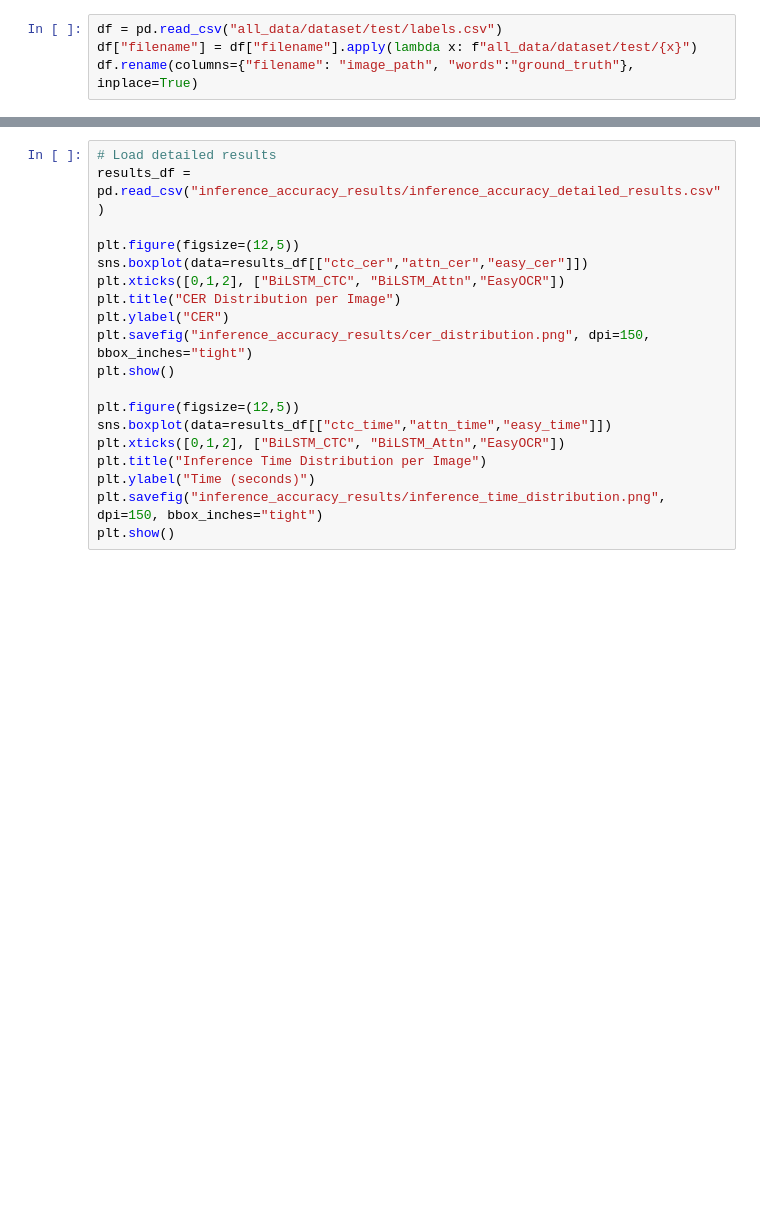
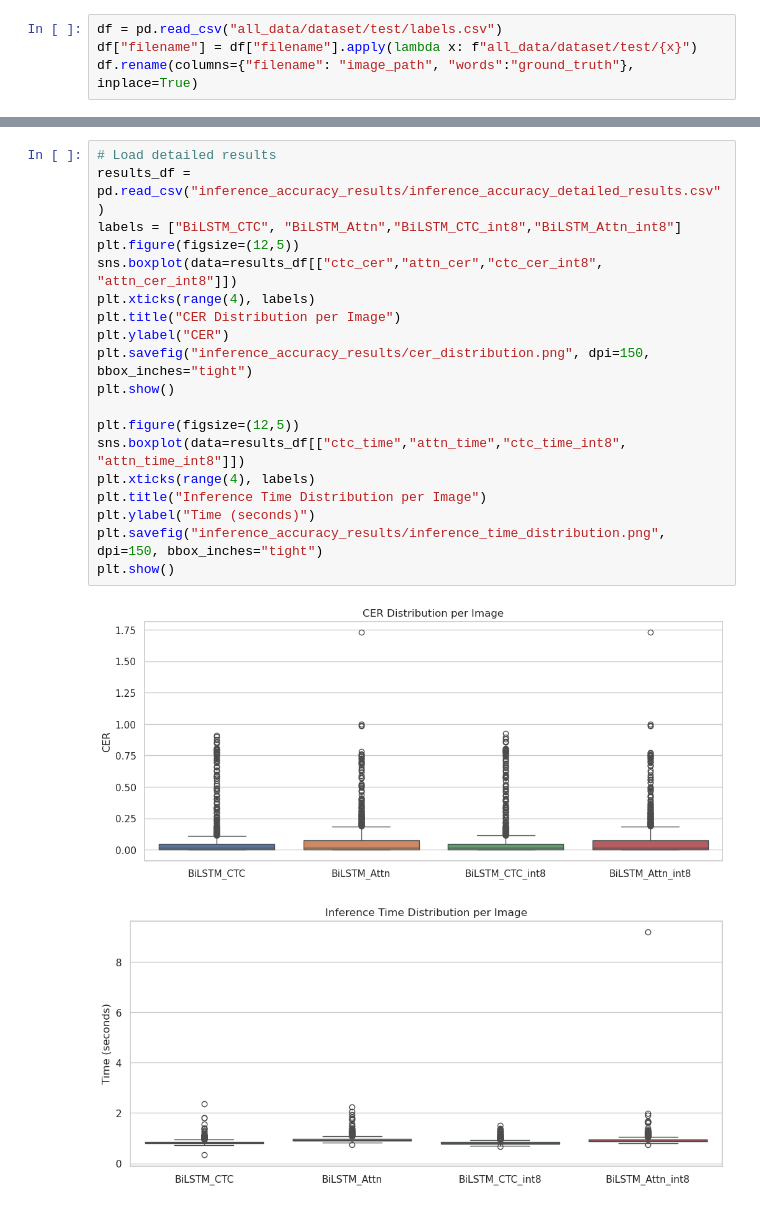
Before and after one commit to nikunjpradhan31/NepaliDevanagariVision, a Jupyter notebook: inference/inference_accuracy_testing.ipynb, the cells around one changed output, grey strips where cells are left out. Drawn from its saved outputs; the diff is of its cells as text; blank space fills up the shorter version.

```diff
--- a/inference/inference_accuracy_testing.ipynb
+++ b/inference/inference_accuracy_testing.ipynb
@@ -591,19 +642,22 @@ plt.show()
 # %%
 # Load detailed results
 results_df = pd.read_csv("inference_accuracy_results/inference_accuracy_detailed_results.csv")
-
+labels = ["BiLSTM_CTC", "BiLSTM_Attn","BiLSTM_CTC_int8","BiLSTM_Attn_int8"]
 plt.figure(figsize=(12,5))
-sns.boxplot(data=results_df[["ctc_cer","attn_cer","easy_cer"]])
-plt.xticks([0,1,2], ["BiLSTM_CTC", "BiLSTM_Attn","EasyOCR"])
+sns.boxplot(data=results_df[["ctc_cer","attn_cer","ctc_cer_int8", "attn_cer_int8"]])
+plt.xticks(range(4), labels)
 plt.title("CER Distribution per Image")
 plt.ylabel("CER")
 plt.savefig("inference_accuracy_results/cer_distribution.png", dpi=150, bbox_inches="tight")
 plt.show()
 
 plt.figure(figsize=(12,5))
-sns.boxplot(data=results_df[["ctc_time","attn_time","easy_time"]])
-plt.xticks([0,1,2], ["BiLSTM_CTC", "BiLSTM_Attn","EasyOCR"])
+sns.boxplot(data=results_df[["ctc_time","attn_time","ctc_time_int8", "attn_time_int8"]])
+plt.xticks(range(4), labels)
 plt.title("Inference Time Distribution per Image")
 plt.ylabel("Time (seconds)")
 plt.savefig("inference_accuracy_results/inference_time_distribution.png", dpi=150, bbox_inches="tight")
 plt.show()
+# %% [output]
+[figure, added]
+[figure, added]
```
Also changed, not shown: parts of 9 cells of this notebook, 3 other files.
